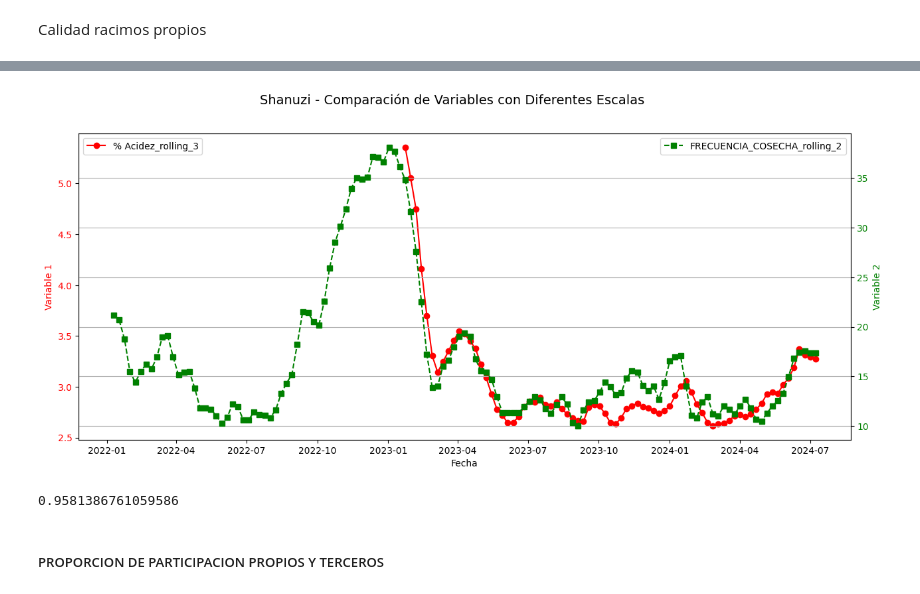
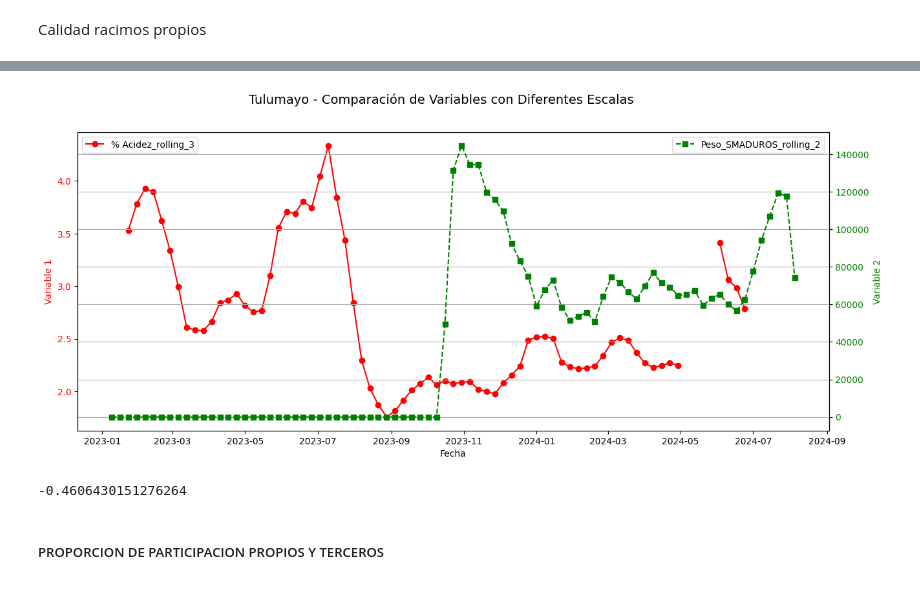
Before and after one commit to cesarqb/PROYECTO_01_analitica_descriptiva_TEA, a Jupyter notebook: src/features_scripts/Scrpit_match_tea.ipynb, the cells around one changed output, grey strips where cells are left out. Cells and saved outputs as stored; diff of their text form; code cells hidden in the pictures.

```diff
--- a/src/features_scripts/Scrpit_match_tea.ipynb
+++ b/src/features_scripts/Scrpit_match_tea.ipynb
@@ -646,7 +641,8 @@ Analisis de  2022-01-01  hasta  2024-07-09
 ## ############
 
 # df_analisis_tendencia_acidez = df_acidez_full[df_acidez_full['PLANTACION'] == 'Palmawasi']
-df_analisis_tendencia_acidez = df_acidez_full[df_acidez_full['PLANTACION'] == 'Shanuzi']
+# df_analisis_tendencia_acidez = df_acidez_full[df_acidez_full['PLANTACION'] == 'Shanuzi']
+df_analisis_tendencia_acidez = df_acidez_full[df_acidez_full['PLANTACION'] == 'Tulumayo']
 
 
 df_analisis_tendencia_acidez['FECHA'] = pd.to_datetime(df_analisis_tendencia_acidez['FECHA'])
@@ -715,12 +706,13 @@ Analisis de  2021-08-16 00:00:00  hasta  2024-07-01 00:00:00
 # #######################
 
 
-fecha_limite_sem = pd.Timestamp('2023-01-01') ## --> Para sede Palmawasi
+# fecha_limite_sem = pd.Timestamp('2023-01-01') ## --> Para sede Palmawasi
 # fecha_limite_sem = pd.Timestamp('2023-03-01') ## --> Para sede Shanuzi
+fecha_limite_sem = pd.Timestamp('2023-01-01') ## --> Para sede Tulumayo
 
 # Unir los DataFrames en base a 'FECHA' y 'PLANTACION'
 df_analisis_semana_full_acidez = pd.merge(df_analisis_tendencia_semana_acidez,
-                                          df_analisis_tendencia_semana_2,
+                                          df_analisis_tendencia_semana_3,
                                           on=['FECHA', 'PLANTACION'], how='outer')
 
 
@@ -905,42 +864,42 @@ df_analisis_semana_full_acidez.head()
 # %%
 # Crear figura y ejes
 fig, ax1 = plt.subplots(figsize=(15, 6))
 
 plantacion_name = df_analisis_semana_full_acidez['PLANTACION'].unique()
 
 # Graficar la primera variable en el eje principal
 ax1.plot(df_analisis_semana_full_acidez['FECHA'], df_analisis_semana_full_acidez['% Acidez_rolling_4'], color='red', marker='o', linestyle='-', label='% Acidez_rolling_3')
 ax1.set_xlabel('Fecha')
 ax1.set_ylabel('Variable 1', color='red')
 ax1.tick_params(axis='y', labelcolor='red')
 
 # Crear eje secundario
 ax2 = ax1.twinx()
-# ax2.plot(df_analisis_semana_full_acidez['FECHA'], df_analisis_semana_full_acidez['Peso_SMADUROS_rolling_2'], color='green', marker='s', linestyle='--', label='Peso_SMADUROS_rolling_2')
+ax2.plot(df_analisis_semana_full_acidez['FECHA'], df_analisis_semana_full_acidez['Peso_SMADUROS_rolling_2'], color='green', marker='s', linestyle='--', label='Peso_SMADUROS_rolling_2')
 # ax2.plot(df_analisis_semana_full_acidez['FECHA'], df_analisis_semana_full_acidez['SALDO > 3_rolling_2'], color='black', marker='s', linestyle='--', label='SALDO > 3_rolling_2')
-ax2.plot(df_analisis_semana_full_acidez['FECHA'], df_analisis_semana_full_acidez['FRECUENCIA_COSECHA_rolling_2'], color='green', marker='s', linestyle='--', label='FRECUENCIA_COSECHA_rolling_2')
+# ax2.plot(df_analisis_semana_full_acidez['FECHA'], df_analisis_semana_full_acidez['FRECUENCIA_COSECHA_rolling_2'], color='green', marker='s', linestyle='--', label='FRECUENCIA_COSECHA_rolling_2')
 
 ax2.set_ylabel('Variable 2', color='green')
 ax2.tick_params(axis='y', labelcolor='green')
 
 # Agregar títulos y leyendas
 fig.suptitle(f'{plantacion_name[0]} - Comparación de Variables con Diferentes Escalas', fontsize=14)
 ax1.legend(loc='upper left')
 ax2.legend(loc='upper right')
 
 # Mostrar gráfico
 plt.grid(True)
 plt.show()
 # %% [output]
-[figure, old version]
+[figure, new version]
 # %%
-# df_analisis_semana_full_acidez['% Acidez_rolling_3'].corr(df_analisis_semana_full_acidez['Peso_SMADUROS_rolling_2'])
+df_analisis_semana_full_acidez['% Acidez_rolling_3'].corr(df_analisis_semana_full_acidez['Peso_SMADUROS_rolling_2'])
 # df_analisis_semana_full_acidez['% Acidez_rolling_3'].corr(df_analisis_semana_full_acidez['SALDO > 3_rolling_2'])
-df_analisis_semana_full_acidez['% Acidez_rolling_3'].corr(df_analisis_semana_full_acidez['FRECUENCIA_COSECHA_rolling_2'])
+# df_analisis_semana_full_acidez['% Acidez_rolling_3'].corr(df_analisis_semana_full_acidez['FRECUENCIA_COSECHA_rolling_2'])
 
 # df_analisis_semana_full_acidez['% Acidez'].corr(df_analisis_semana_full_acidez['Peso_SMADUROS'])
 # %% [output]
-0.9581386761059586
+-0.4606430151276264
 # %%
 def correlacion_cruzada(serie1, serie2):
     lags = np.arange(-len(serie1) + 1, len(serie1))
```
Also changed, not shown: parts of 84 cells of this notebook, 16 other files.
